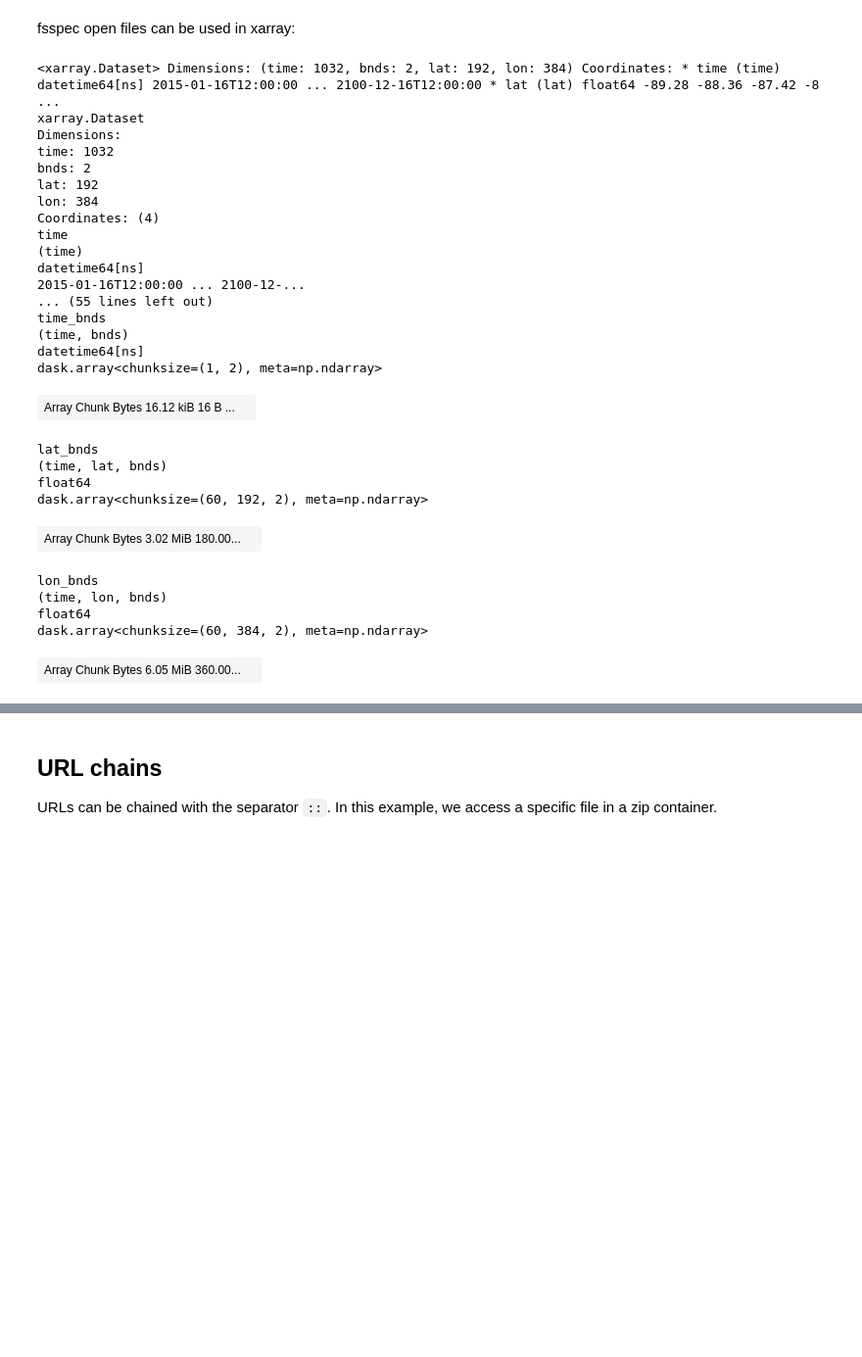
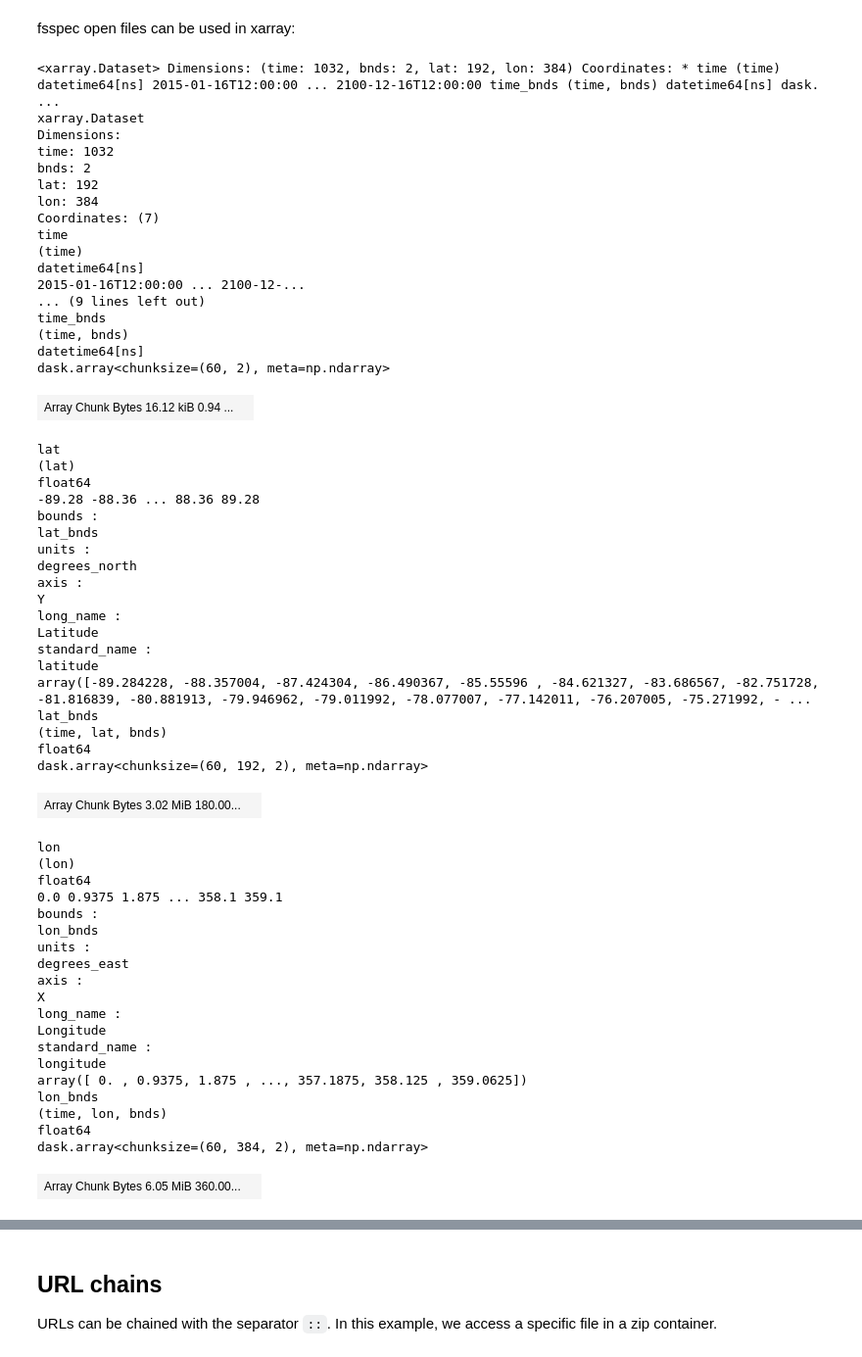
Before and after one commit to eerie-project/EERIE_hackathon_2023, a Jupyter notebook: nereus/tutorial_cloud_fsspec.ipynb, the cells around one changed output, grey strips where cells are left out. Shown at 98% size. Cells and saved outputs as stored; diff of their text form; code cells hidden in the pictures; blank space fills up the shorter version.

```diff
--- a/nereus/tutorial_cloud_fsspec.ipynb
+++ b/nereus/tutorial_cloud_fsspec.ipynb
@@ -100,7 +162,7 @@ Note that "mv" in a cloud does not exist. It is an expensive copy and remove. So
 
 can create a dict-like object for any url:
 # %%
-cloudmapper=fsswift.get_mapper(OS_STORAGE_URL+"/k204210")
+cloudmapper=fsswift.get_mapper(swift_account_url+"/k204210")
 # %% [markdown]
 Has an underlying file system again:
 # %%
@@ -156,31 +218,67 @@ files_for_xarray=[
 ]
 # %%
 import xarray as xr
-xr.open_mfdataset(files_for_xarray)
+ds=xr.open_mfdataset(
+    files_for_xarray,
+    compat="override",
+    coords="minimal"
+)
+ds=ds.set_coords(["time_bnds","lat_bnds","lon_bnds"])
+ds
 # %% [output]
-<xarray.Dataset> Dimensions: (time: 1032, bnds: 2, lat: 192, lon: 384) Coordinates: * time (time) datetime64[ns] 2015-01-16T12:00:00 ... 2100-12-16T12:00:00 * lat (lat) float64 -89.28 -88.36 -87.42 -8 ...
+<xarray.Dataset> Dimensions: (time: 1032, bnds: 2, lat: 192, lon: 384) Coordinates: * time (time) datetime64[ns] 2015-01-16T12:00:00 ... 2100-12-16T12:00:00 time_bnds (time, bnds) datetime64[ns] dask. ...
 xarray.Dataset
 Dimensions:
 time: 1032
 bnds: 2
 lat: 192
 lon: 384
-Coordinates: (4)
+Coordinates: (7)
 time
 (time)
 datetime64[ns]
 2015-01-16T12:00:00 ... 2100-12-...
-... (55 lines left out)
+... (9 lines left out)
 time_bnds
 (time, bnds)
 datetime64[ns]
-dask.array<chunksize=(1, 2), meta=np.ndarray>
+dask.array<chunksize=(60, 2), meta=np.ndarray>
-| Array Chunk Bytes 16.12 kiB 16 B ... |  |
+| Array Chunk Bytes 16.12 kiB 0.94 ... |  |
+lat
+(lat)
+float64
+-89.28 -88.36 ... 88.36 89.28
+bounds :
+lat_bnds
+units :
+degrees_north
+axis :
+Y
+long_name :
+Latitude
+standard_name :
+latitude
+array([-89.284228, -88.357004, -87.424304, -86.490367, -85.55596 , -84.621327, -83.686567, -82.751728, -81.816839, -80.881913, -79.946962, -79.011992, -78.077007, -77.142011, -76.207005, -75.271992, - ...
 lat_bnds
 (time, lat, bnds)
 float64
 dask.array<chunksize=(60, 192, 2), meta=np.ndarray>
 | Array Chunk Bytes 3.02 MiB 180.00... |  |
+lon
+(lon)
+float64
+0.0 0.9375 1.875 ... 358.1 359.1
+bounds :
+lon_bnds
+units :
+degrees_east
+axis :
+X
+long_name :
+Longitude
+standard_name :
+longitude
+array([ 0. , 0.9375, 1.875 , ..., 357.1875, 358.125 , 359.0625])
 lon_bnds
 (time, lon, bnds)
 float64
```
Also changed, not shown: parts of 20 cells of this notebook.
